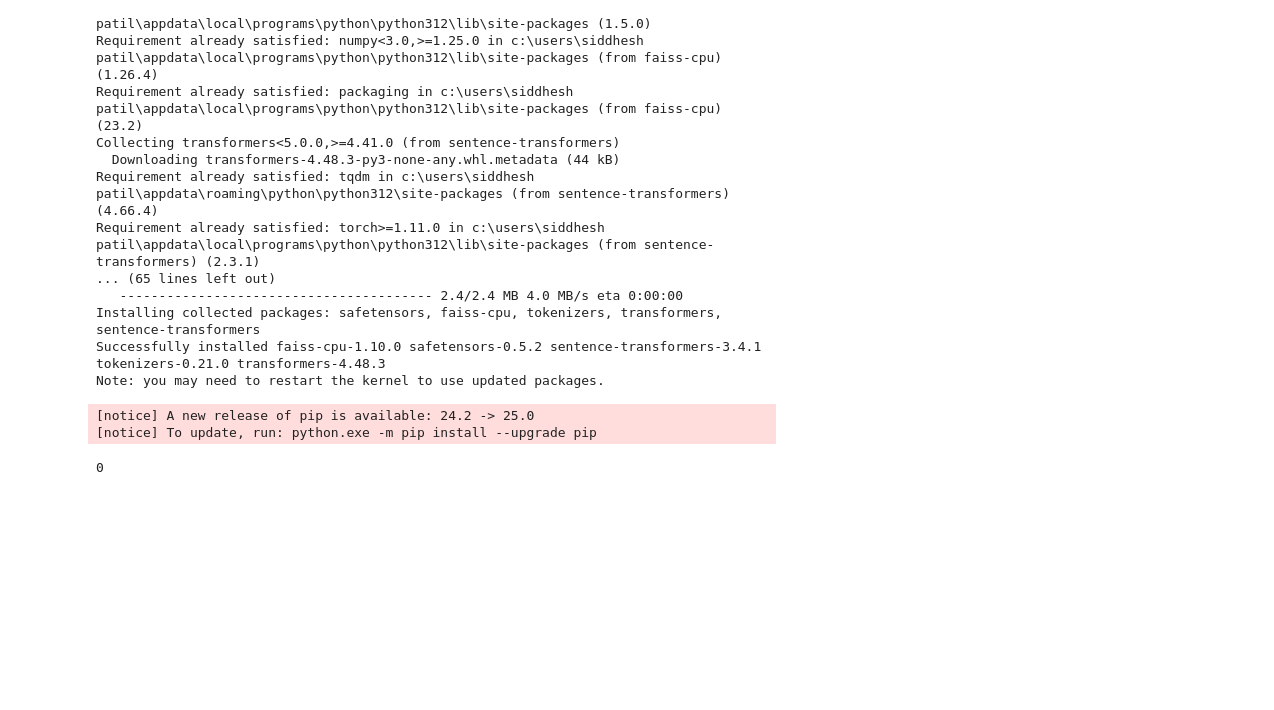
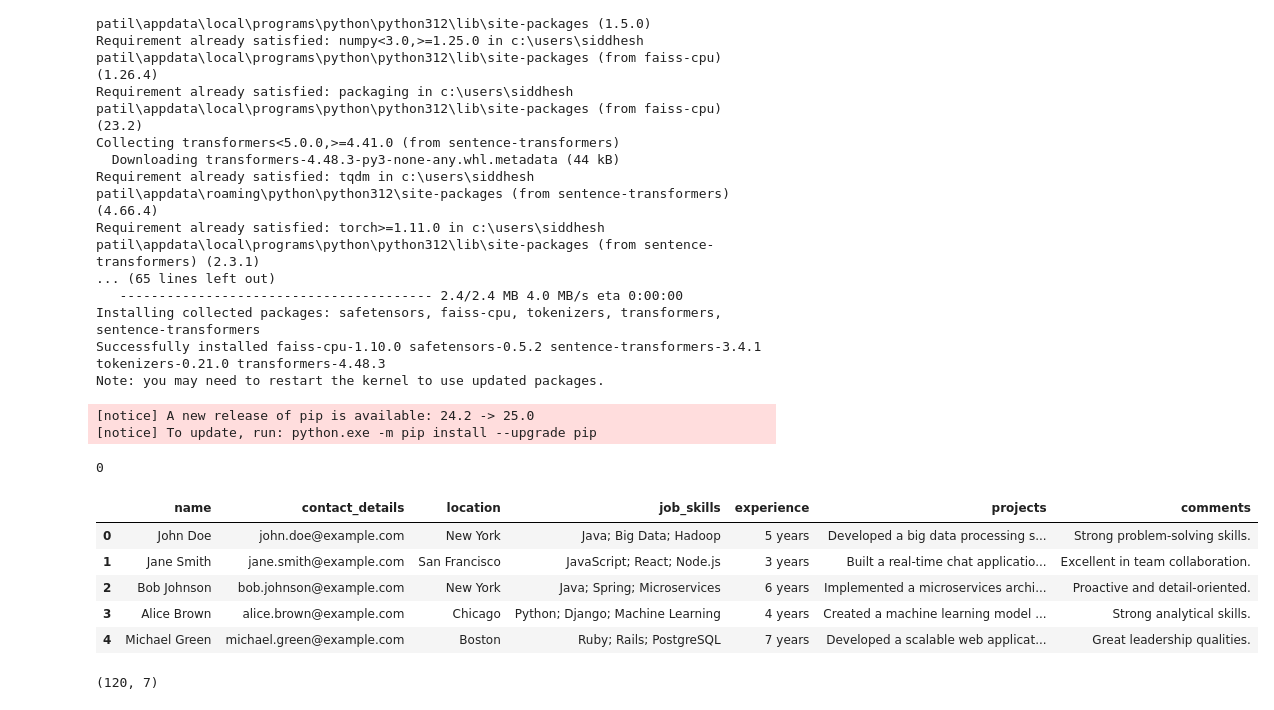
Before and after one commit to triumph10/ml_models, a Jupyter notebook: Untitled.ipynb, the cells around one changed output. Saved outputs shown, nothing was run; the diff lists cells and outputs as text; code cells hidden in the pictures; blank space fills up the shorter version.

```diff
--- a/Untitled.ipynb
+++ b/Untitled.ipynb
@@ -232,3 +232,18 @@ client_data.duplicated().sum()
 0
 # %%
 client_data.to_csv(r'C:\Users\Siddhesh Patil\OneDrive\Desktop\Projects\model\client_data.csv', index=False)
+# %%
+freelance_data = pd.read_csv("dataset.csv")
+# %%
+freelance_data.head()
+# %% [output]
+|  | name | contact_details | location | job_skills | experience | projects | comments |
+| 0 | John Doe | john.doe@example.com | New York | Java; Big Data; Hadoop | 5 years | Developed a big data processing s... | Strong problem-solving skills. |
+| 1 | Jane Smith | jane.smith@example.com | San Francisco | JavaScript; React; Node.js | 3 years | Built a real-time chat applicatio... | Excellent in team collaboration. |
+| 2 | Bob Johnson | bob.johnson@example.com | New York | Java; Spring; Microservices | 6 years | Implemented a microservices archi... | Proactive and detail-oriented. |
+| 3 | Alice Brown | alice.brown@example.com | Chicago | Python; Django; Machine Learning | 4 years | Created a machine learning model ... | Strong analytical skills. |
+| 4 | Michael Green | michael.green@example.com | Boston | Ruby; Rails; PostgreSQL | 7 years | Developed a scalable web applicat... | Great leadership qualities. |
+# %%
+freelance_data.shape
+# %% [output]
+(120, 7)
```
Also changed, not shown: parts of 10 cells of this notebook, 2 other files.
